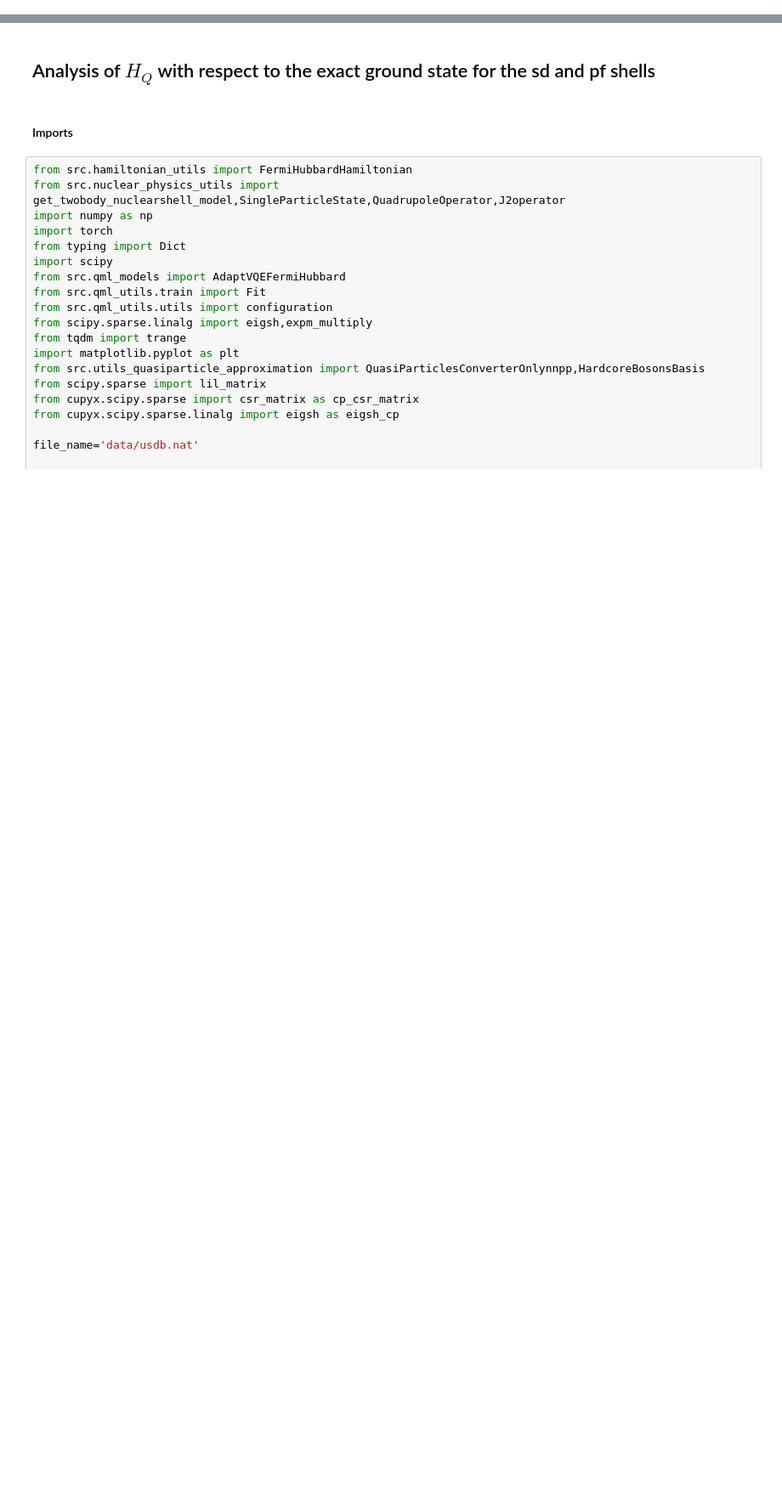
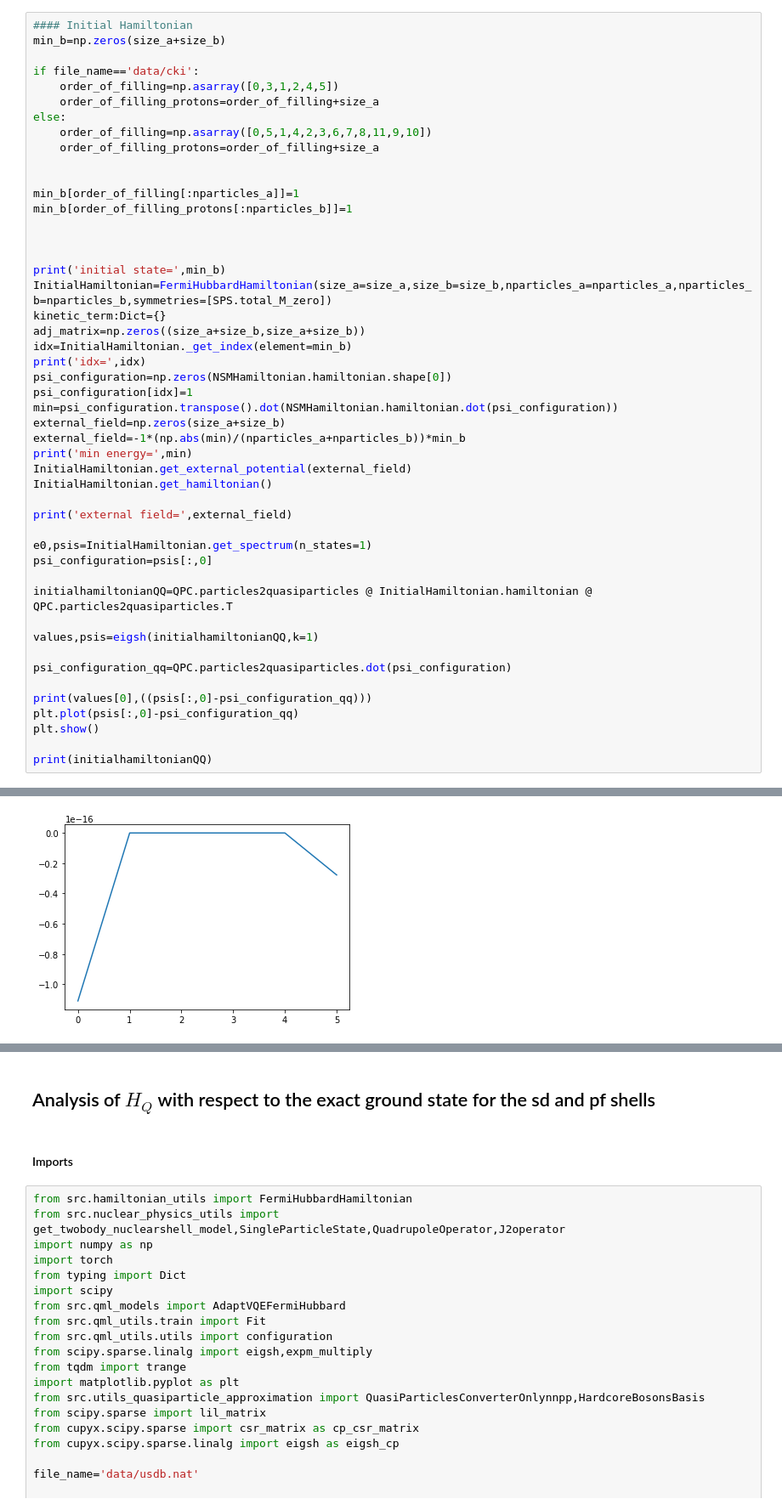
Before and after one commit to emacosta95/2nd_qa4nsm, a Jupyter notebook: AnalysisQHQ.ipynb, the cells around one changed output, grey strips where cells are left out. Shown at 85% size. Saved outputs shown, nothing was run; the diff lists cells and outputs as text; blank space fills up the shorter version.

```diff
--- a/AnalysisQHQ.ipynb
+++ b/AnalysisQHQ.ipynb
@@ -0,0 +89,49 @@
+# %%
+#### Initial Hamiltonian
+min_b=np.zeros(size_a+size_b)
+
+if file_name=='data/cki':
+    order_of_filling=np.asarray([0,3,1,2,4,5])
+    order_of_filling_protons=order_of_filling+size_a
+else:
+    order_of_filling=np.asarray([0,5,1,4,2,3,6,7,8,11,9,10])
+    order_of_filling_protons=order_of_filling+size_a
+
+
+min_b[order_of_filling[:nparticles_a]]=1
+min_b[order_of_filling_protons[:nparticles_b]]=1
+
+
+
+print('initial state=',min_b)
+InitialHamiltonian=FermiHubbardHamiltonian(size_a=size_a,size_b=size_b,nparticles_a=nparticles_a,nparticles_b=nparticles_b,symmetries=[SPS.total_M_zero])
+kinetic_term:Dict={}
+adj_matrix=np.zeros((size_a+size_b,size_a+size_b))
+idx=InitialHamiltonian._get_index(element=min_b)
+print('idx=',idx)
+psi_configuration=np.zeros(NSMHamiltonian.hamiltonian.shape[0])
+psi_configuration[idx]=1
+min=psi_configuration.transpose().dot(NSMHamiltonian.hamiltonian.dot(psi_configuration))
+external_field=np.zeros(size_a+size_b)
+external_field=-1*(np.abs(min)/(nparticles_a+nparticles_b))*min_b
+print('min energy=',min)
+InitialHamiltonian.get_external_potential(external_field)
+InitialHamiltonian.get_hamiltonian()
+
+print('external field=',external_field)
+
+e0,psis=InitialHamiltonian.get_spectrum(n_states=1)
+psi_configuration=psis[:,0]
+
+initialhamiltonianQQ=QPC.particles2quasiparticles @ InitialHamiltonian.hamiltonian @ QPC.particles2quasiparticles.T
+
+values,psis=eigsh(initialhamiltonianQQ,k=1)
+
+psi_configuration_qq=QPC.particles2quasiparticles.dot(psi_configuration)
+
+print(values[0],((psis[:,0]-psi_configuration_qq)))
+plt.plot(psis[:,0]-psi_configuration_qq)
+plt.show()
+
+print(initialhamiltonianQQ)
+# %% [output]
@@ -0,0 +146 @@
+[figure, added]
```
Also changed, not shown: parts of 7 cells of this notebook, 3 other files.
